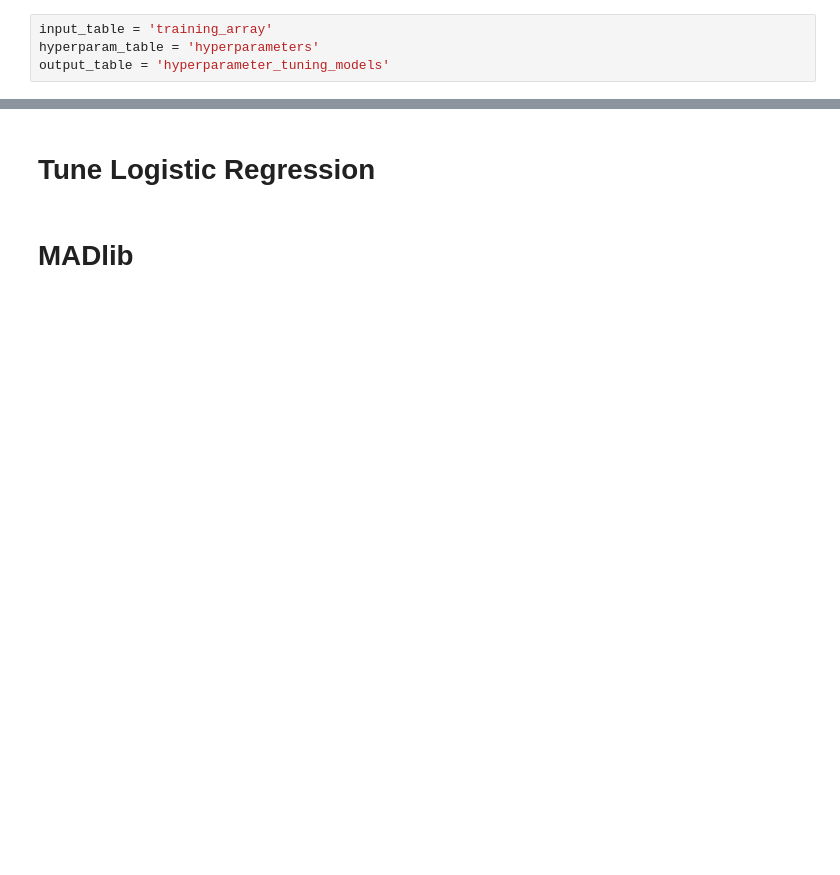
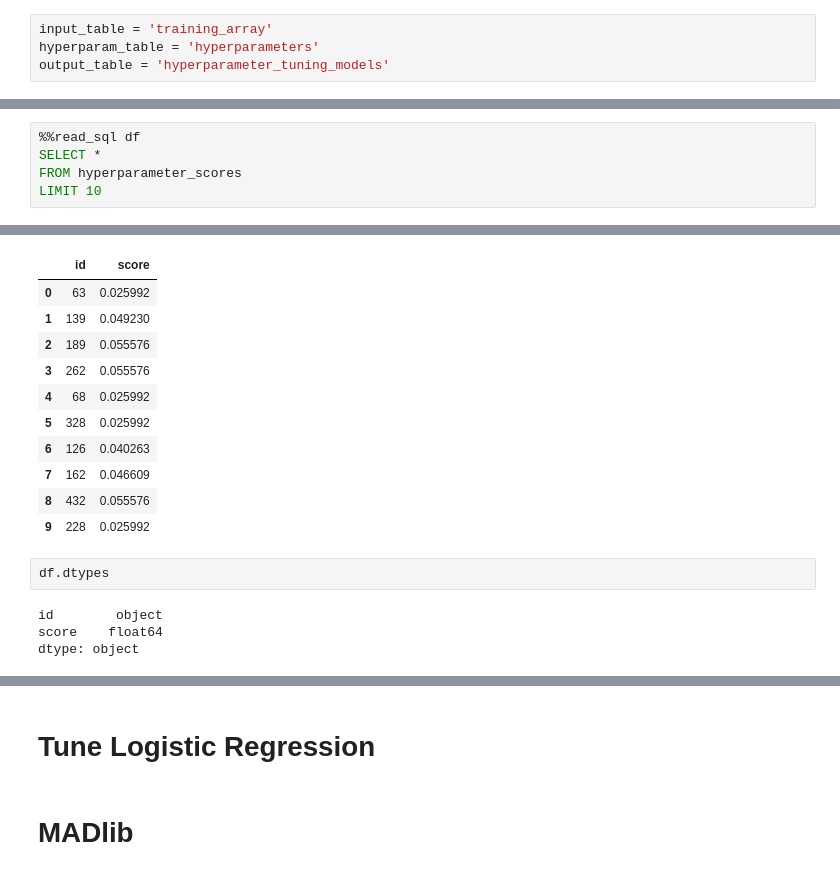
Before and after one commit to crawles/data-science-training, a Jupyter notebook: src/grid_search.ipynb, the cells around one changed output, grey strips where cells are left out. Cells and saved outputs as stored; diff of their text form; blank space fills up the shorter version.

```diff
--- a/src/grid_search.ipynb
+++ b/src/grid_search.ipynb
@@ -127,0 +214,6 @@ Query executed in 0.00 m
+# %%
+%%read_sql df
+SELECT *
+FROM hyperparameter_scores
+LIMIT 10
+# %% [output]
@@ -127,0 +221,17 @@ Query executed in 0.00 m
+|  | id | score |
+| 0 | 63 | 0.025992 |
+| 1 | 139 | 0.049230 |
+| 2 | 189 | 0.055576 |
+| 3 | 262 | 0.055576 |
+| 4 | 68 | 0.025992 |
+| 5 | 328 | 0.025992 |
+| 6 | 126 | 0.040263 |
+| 7 | 162 | 0.046609 |
+| 8 | 432 | 0.055576 |
+| 9 | 228 | 0.025992 |
+# %%
+df.dtypes
+# %% [output]
+id        object
+score    float64
+dtype: object
```
Also changed, not shown: parts of 19 cells of this notebook, 1 other file.
